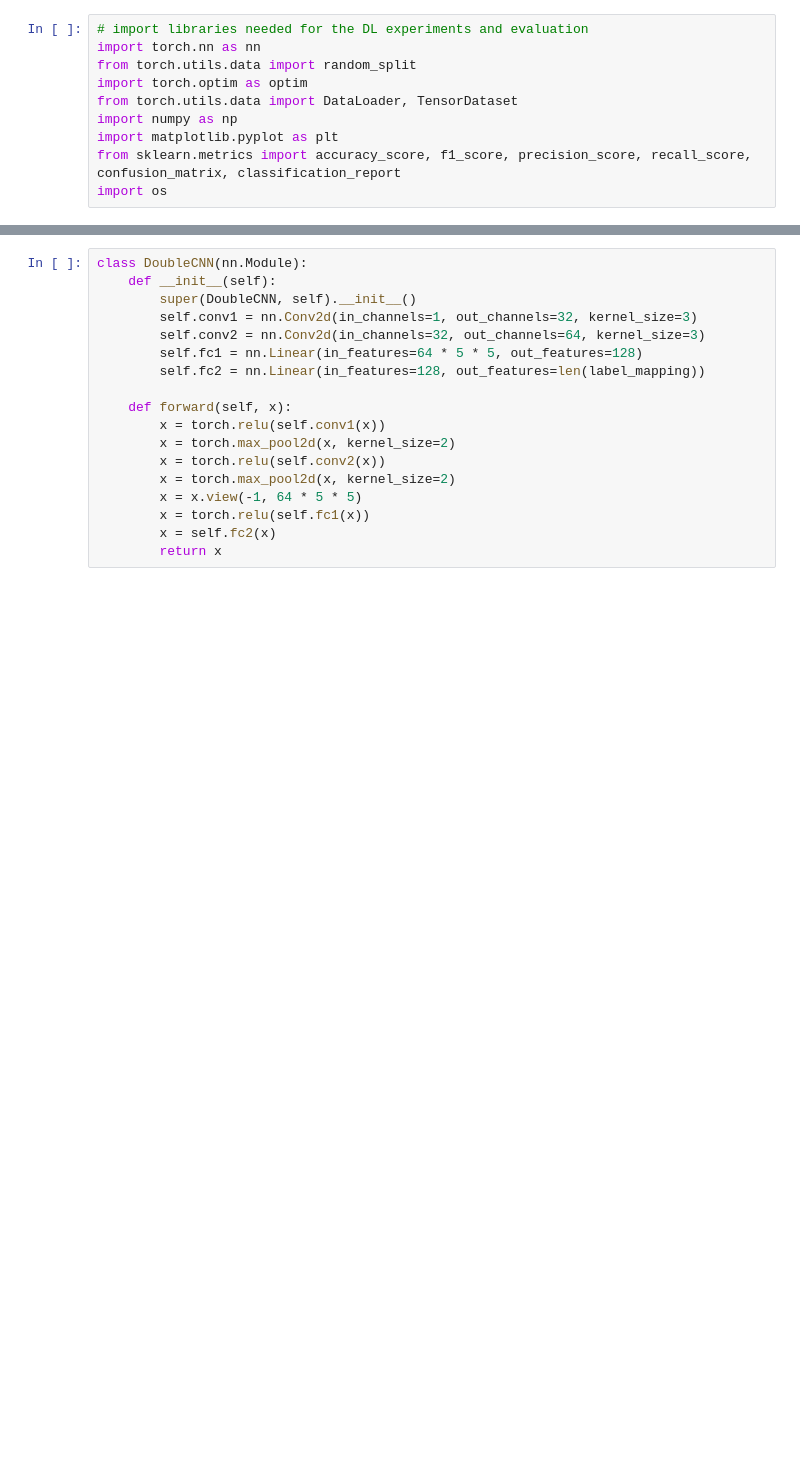
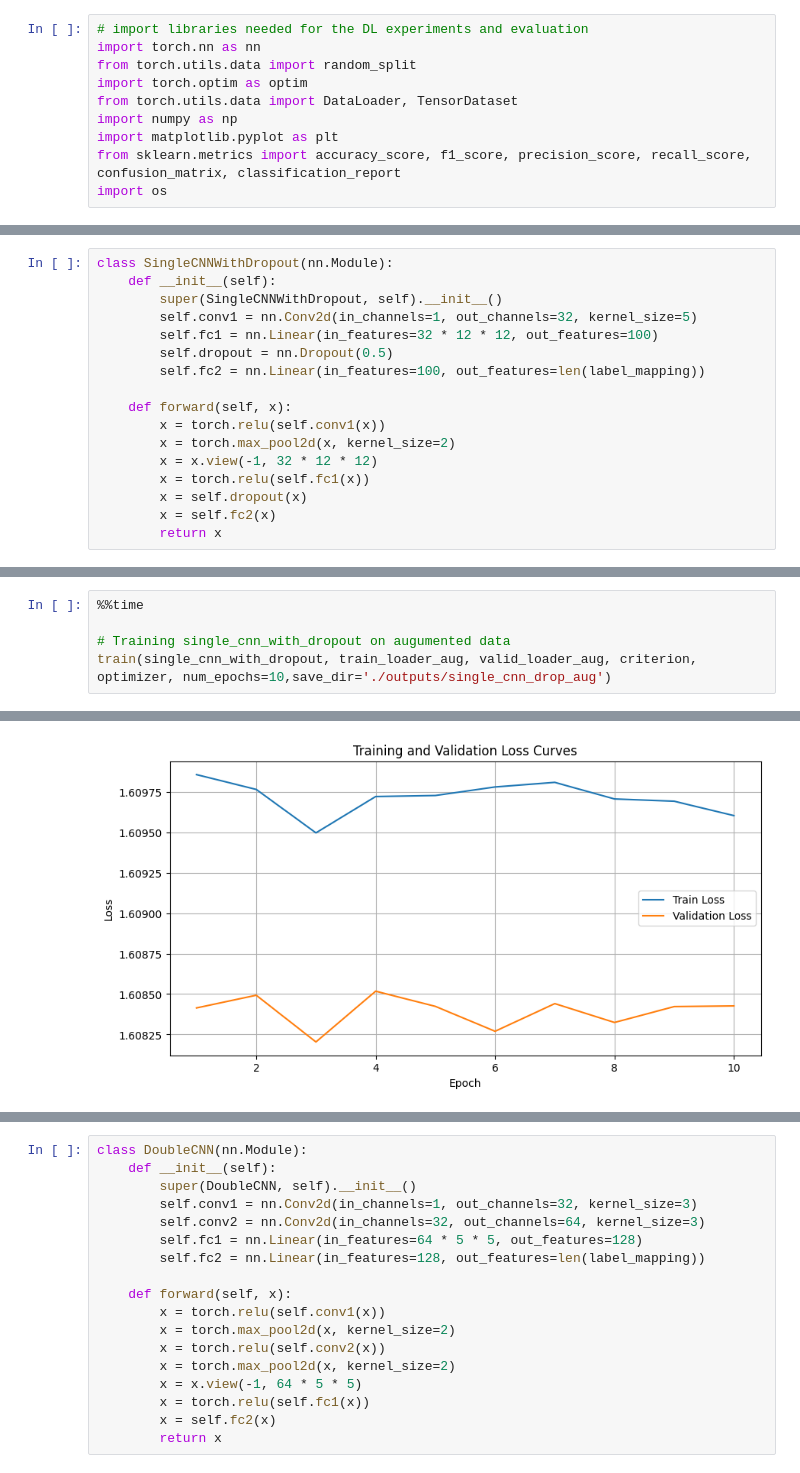
Before and after one commit to lavanya463/mnist_ds_project, a Jupyter notebook: src/fashion_mnist.ipynb, the cells around one changed output, grey strips where cells are left out. Drawn from its saved outputs; the diff is of its cells as text; blank space fills up the shorter version.

```diff
--- a/src/fashion_mnist.ipynb
+++ b/src/fashion_mnist.ipynb
@@ -136,0 +323,17 @@ def evaluate(model, test_loader, num_classes):
+# %%
+class SingleCNNWithDropout(nn.Module):
+    def __init__(self):
+        super(SingleCNNWithDropout, self).__init__()
+        self.conv1 = nn.Conv2d(in_channels=1, out_channels=32, kernel_size=5)
+        self.fc1 = nn.Linear(in_features=32 * 12 * 12, out_features=100)
+        self.dropout = nn.Dropout(0.5)
+        self.fc2 = nn.Linear(in_features=100, out_features=len(label_mapping))
+
+    def forward(self, x):
+        x = torch.relu(self.conv1(x))
+        x = torch.max_pool2d(x, kernel_size=2)
+        x = x.view(-1, 32 * 12 * 12)
+        x = torch.relu(self.fc1(x))
+        x = self.dropout(x)
+        x = self.fc2(x)
+        return x
@@ -136,0 +352,6 @@ def evaluate(model, test_loader, num_classes):
+# %%
+%%time
+
+# Training single_cnn_with_dropout on augumented data
+train(single_cnn_with_dropout, train_loader_aug, valid_loader_aug, criterion, optimizer, num_epochs=10,save_dir='./outputs/single_cnn_drop_aug')
+# %% [output]
@@ -136,0 +372 @@ def evaluate(model, test_loader, num_classes):
+[figure, added]
```
Also changed, not shown: parts of 31 cells of this notebook, 2 other files.
